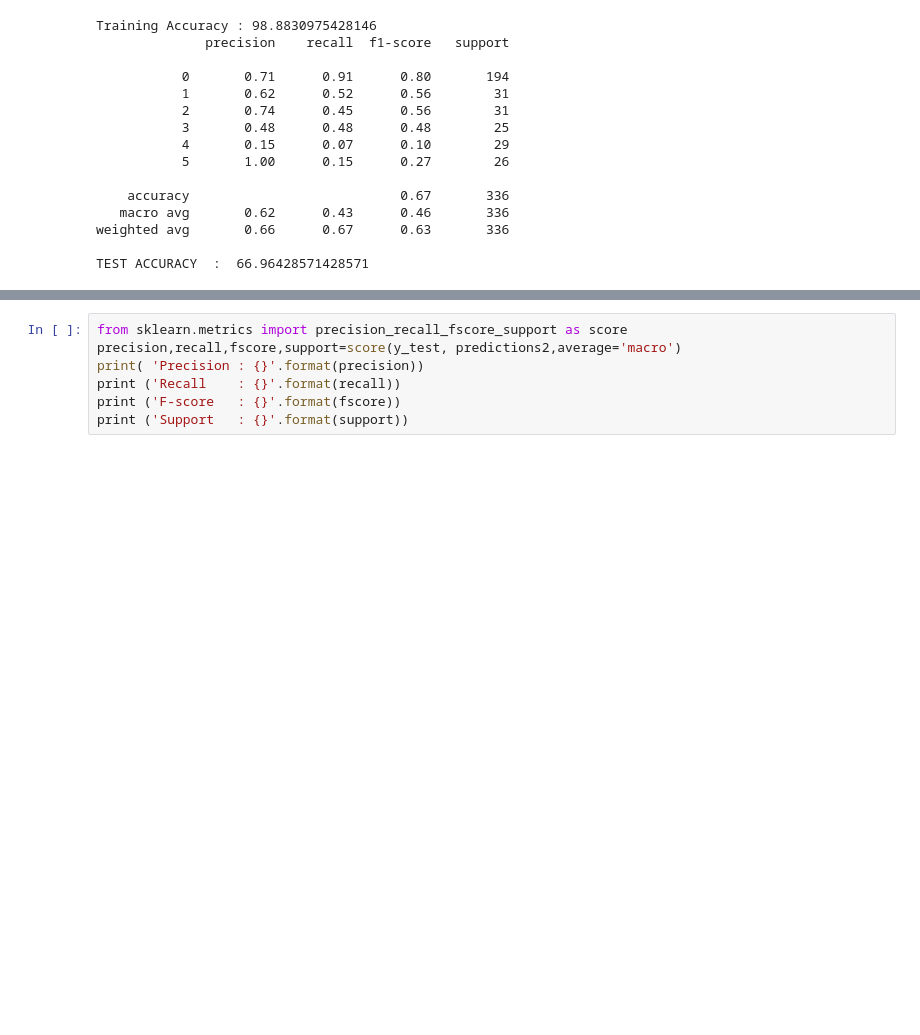
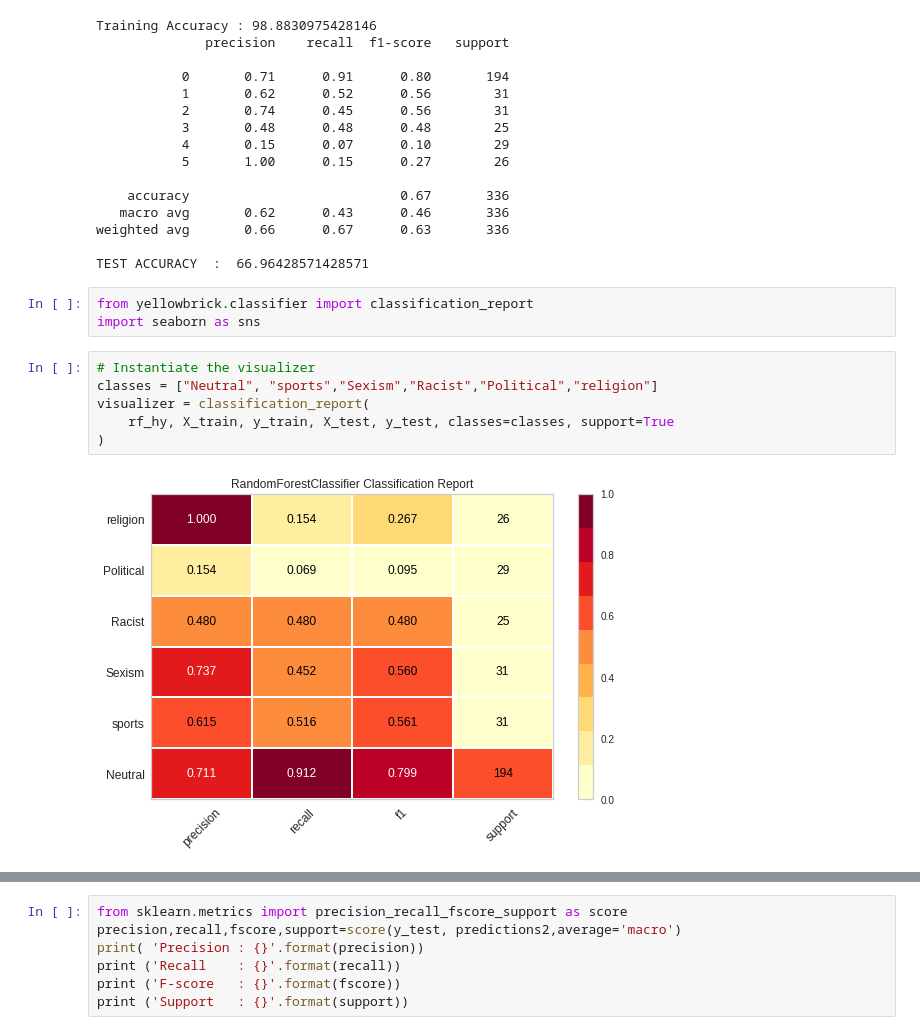
Before and after one commit to AshvinVignesh/Sentiment-Analysis, a Jupyter notebook: model/SA_SINHALA_3_CONTD(2).ipynb, the cells around one changed output, grey strips where cells are left out. Saved outputs shown, nothing was run; the diff lists cells and outputs as text; blank space fills up the shorter version.

```diff
--- a/model/SA_SINHALA_3_CONTD(2).ipynb
+++ b/model/SA_SINHALA_3_CONTD(2).ipynb
@@ -267,3 +267,14 @@ Training Accuracy : 98.8830975428146
 weighted avg       0.66      0.67      0.63       336
 
 TEST ACCURACY  :  66.96428571428571
+# %%
+from yellowbrick.classifier import classification_report
+import seaborn as sns
+# %%
+# Instantiate the visualizer
+classes = ["Neutral", "sports","Sexism","Racist","Political","religion"]
+visualizer = classification_report(
+    rf_hy, X_train, y_train, X_test, y_test, classes=classes, support=True
+)
+# %% [output]
+[figure, added]
```
Also changed, not shown: parts of 4 cells of this notebook.
